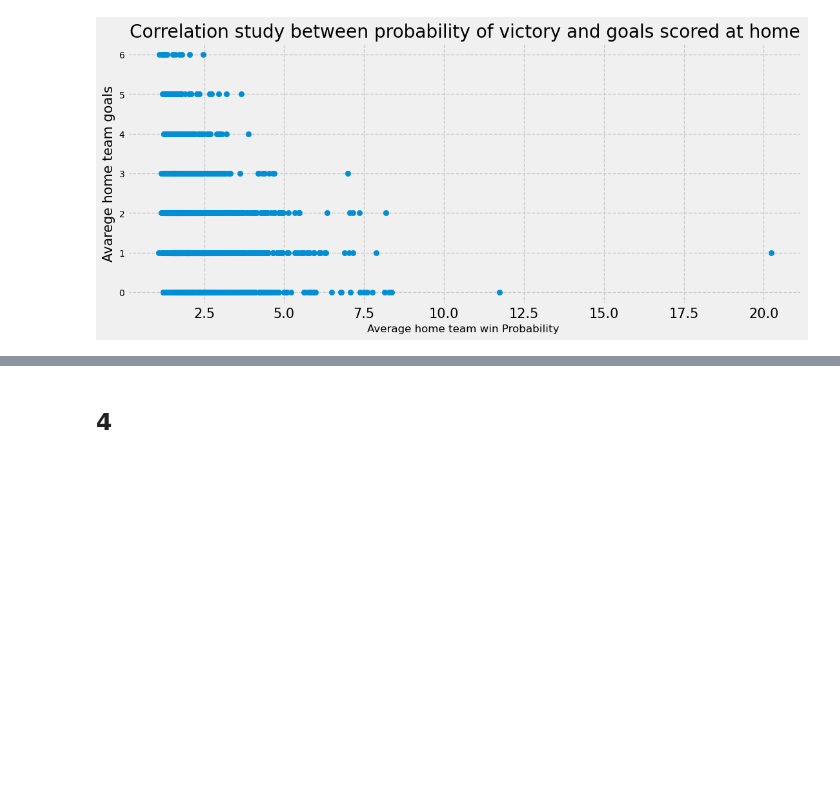
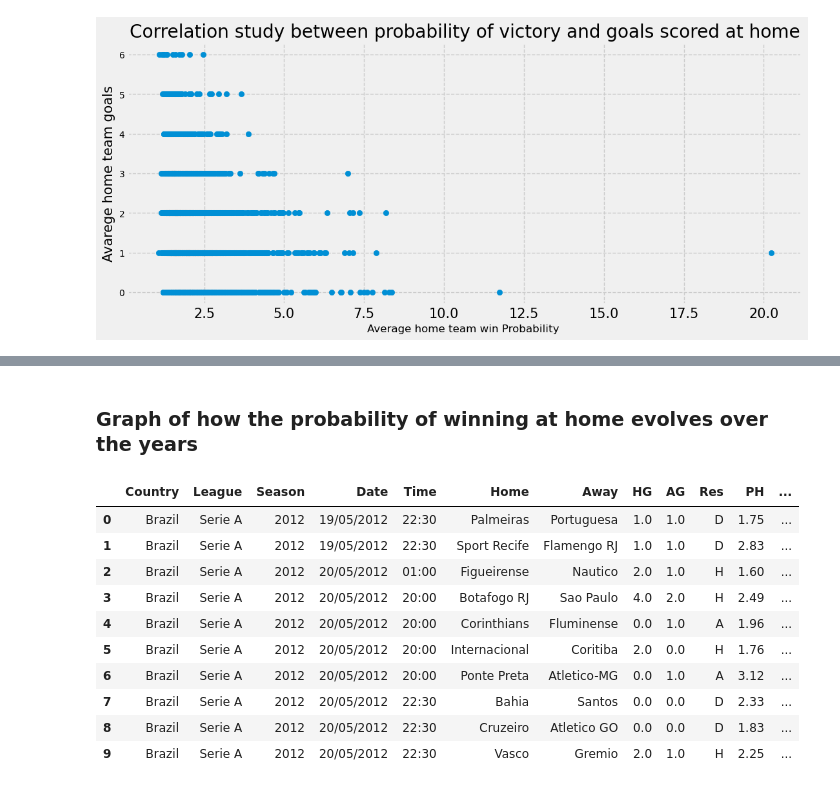
Before and after one commit to pablitohaddad/brazilian-football-data, a Jupyter notebook: Data Analysis whit Brazilian Football datas.ipynb, the cells around one changed output, grey strips where cells are left out. Saved outputs shown, nothing was run; the diff lists cells and outputs as text; code cells hidden in the pictures; blank space fills up the shorter version.

```diff
--- a/Data Analysis whit Brazilian Football datas.ipynb
+++ b/Data Analysis whit Brazilian Football datas.ipynb
@@ -183,2 +184,16 @@ ax.grid(linestyle='--')
 # %% [markdown]
-## 4
+### Graph of how the probability of winning at home evolves over the years
+# %%
+data_new.head(10) # Using new data
+# %% [output]
+|  | Country | League | Season | Date | Time | Home | Away | HG | AG | Res | PH | ... |
+| 0 | Brazil | Serie A | 2012 | 19/05/2012 | 22:30 | Palmeiras | Portuguesa | 1.0 | 1.0 | D | 1.75 | ... |
+| 1 | Brazil | Serie A | 2012 | 19/05/2012 | 22:30 | Sport Recife | Flamengo RJ | 1.0 | 1.0 | D | 2.83 | ... |
+| 2 | Brazil | Serie A | 2012 | 20/05/2012 | 01:00 | Figueirense | Nautico | 2.0 | 1.0 | H | 1.60 | ... |
+| 3 | Brazil | Serie A | 2012 | 20/05/2012 | 20:00 | Botafogo RJ | Sao Paulo | 4.0 | 2.0 | H | 2.49 | ... |
+| 4 | Brazil | Serie A | 2012 | 20/05/2012 | 20:00 | Corinthians | Fluminense | 0.0 | 1.0 | A | 1.96 | ... |
+| 5 | Brazil | Serie A | 2012 | 20/05/2012 | 20:00 | Internacional | Coritiba | 2.0 | 0.0 | H | 1.76 | ... |
+| 6 | Brazil | Serie A | 2012 | 20/05/2012 | 20:00 | Ponte Preta | Atletico-MG | 0.0 | 1.0 | A | 3.12 | ... |
+| 7 | Brazil | Serie A | 2012 | 20/05/2012 | 22:30 | Bahia | Santos | 0.0 | 0.0 | D | 2.33 | ... |
+| 8 | Brazil | Serie A | 2012 | 20/05/2012 | 22:30 | Cruzeiro | Atletico GO | 0.0 | 0.0 | D | 1.83 | ... |
+| 9 | Brazil | Serie A | 2012 | 20/05/2012 | 22:30 | Vasco | Gremio | 2.0 | 1.0 | H | 2.25 | ... |
```
Also changed, not shown: parts of 6 cells of this notebook.
